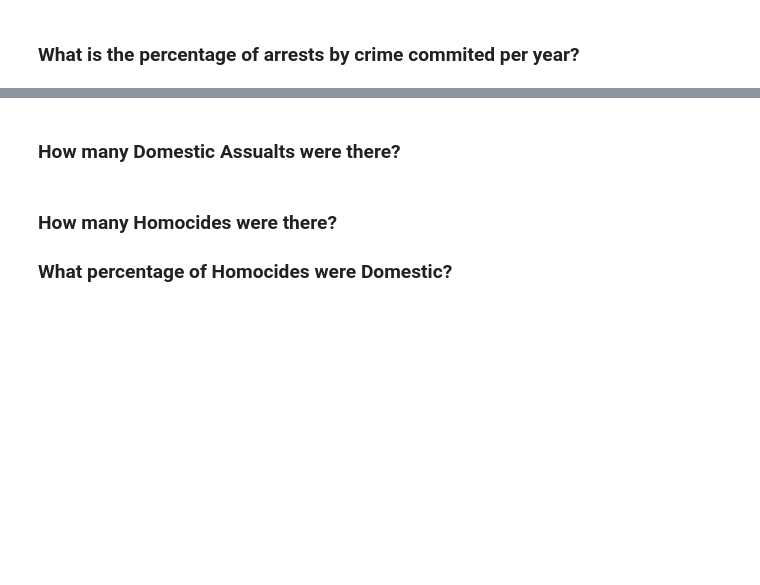
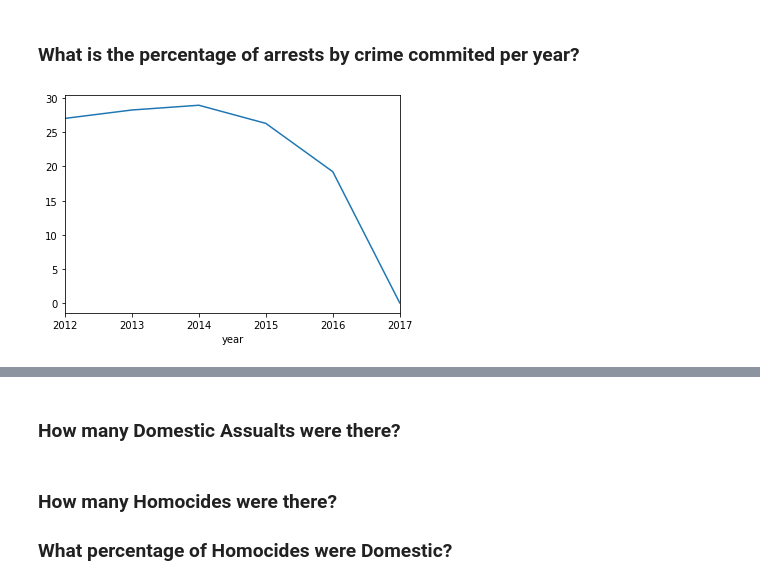
Before and after one commit to pjordan34/chicago_crime, a Jupyter notebook: Crimes_EDA.ipynb, the cells around one changed output, grey strips where cells are left out. Cells and saved outputs as stored; diff of their text form; code cells hidden in the pictures; blank space fills up the shorter version.

```diff
--- a/Crimes_EDA.ipynb
+++ b/Crimes_EDA.ipynb
@@ -495,2 +538,15 @@ Hint use a groupby clause and visualize the output.
 # %% [markdown]
 ### What is the percentage of arrests by crime commited per year?
+# %%
+arrest_mask = crimes2.arrest == True
+
+crimes_arrests_T = crimes2[arrest_mask]
+crimes_byyear_T = crimes_arrests_T.groupby('year')['id'].count()
+#crimes_arrests_T.head()
+#crimes_byyear_T
+arrests_byyear_pct = crimes_byyear_T/crimes_year * 100
+
+arrests_byyear_pct.plot()
+plt.show()
+# %% [output]
+[figure, added]
```
Also changed, not shown: parts of 7 cells of this notebook.
